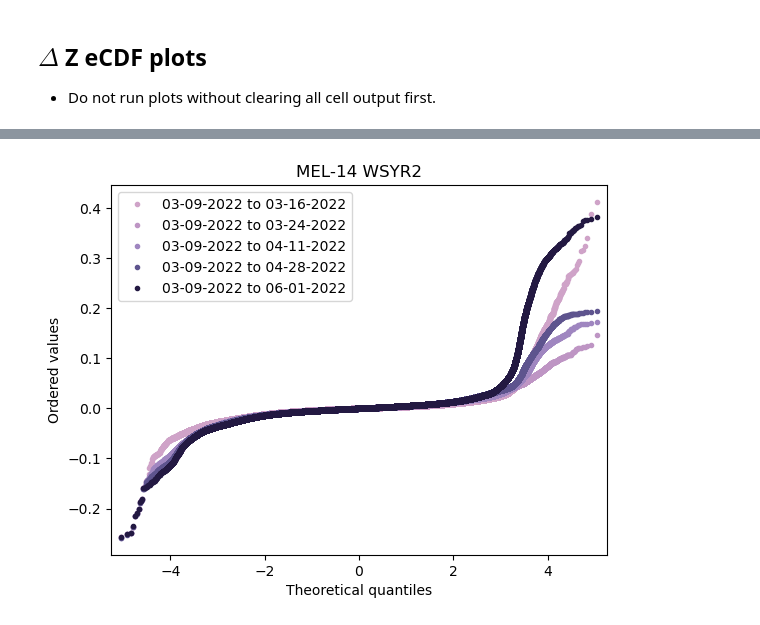
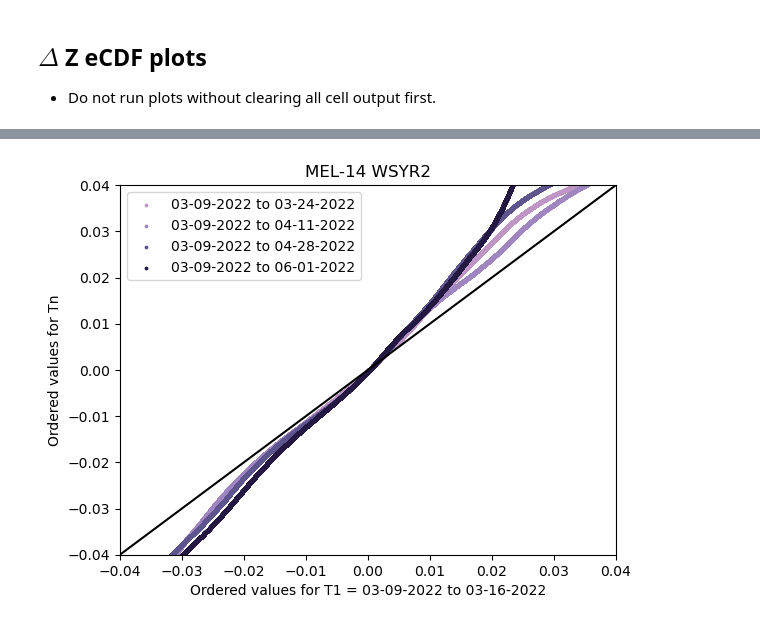
Before and after one commit to amanaster2/micro_diff, a Jupyter notebook: notebooks/stats.ipynb, the cells around one changed output, grey strips where cells are left out. Saved outputs shown, nothing was run; the diff lists cells and outputs as text; code cells hidden in the pictures.

```diff
--- a/notebooks/stats.ipynb
+++ b/notebooks/stats.ipynb
@@ -257,26 +323,29 @@ ds_diff_m14_wsyr2_sfm_6.drop(columns=['time','spatial_ref'], inplace=True)
 # %%
 fig, ax = plt.subplots()
 
-sm.qqplot(ds_diff_m14_wsyr2_sfm_2.band1.sort_values(),ax=ax,markersize=3,\
-    markerfacecolor='#CFA3C8', markeredgecolor='#CFA3C8', label='03-09-2022 to 03-16-2022')
-sm.qqplot(ds_diff_m14_wsyr2_sfm_3.band1.sort_values(),ax=ax,markersize=3,\
-    markerfacecolor='#BE95C4', markeredgecolor='#BE95C4', label='03-09-2022 to 03-24-2022')
-sm.qqplot(ds_diff_m14_wsyr2_sfm_4.band1.sort_values(),ax=ax,markersize=3,\
-    markerfacecolor='#9F86C0', markeredgecolor='#9F86C0', label='03-09-2022 to 04-11-2022')
-sm.qqplot(ds_diff_m14_wsyr2_sfm_5.band1.sort_values(),ax=ax,markersize=3,\
-    markerfacecolor='#5E548E', markeredgecolor='#5E548E', label='03-09-2022 to 04-28-2022')
-sm.qqplot(ds_diff_m14_wsyr2_sfm_6.band1.sort_values(),ax=ax,markersize=3,\
-    markerfacecolor='#231942', markeredgecolor='#231942', label='03-09-2022 to 06-01-2022')
-ax.set_xlabel('Theoretical quantiles')
-ax.set_ylabel('Ordered values')
-# ax.set_xlim(-5,5)
-# ax.set_ylim(-0.25,0.25)
+plt.scatter(ds_diff_m14_wsyr2_sfm_2.band1.sort_values(),
+    ds_diff_m14_wsyr2_sfm_3.band1.sort_values(),s=3,color='#BE95C4',
+    label='03-09-2022 to 03-24-2022')
+plt.scatter(ds_diff_m14_wsyr2_sfm_2.band1.sort_values(),
+    ds_diff_m14_wsyr2_sfm_4.band1.sort_values(),s=3,color='#9F86C0',
+    label='03-09-2022 to 04-11-2022')
+plt.scatter(ds_diff_m14_wsyr2_sfm_2.band1.sort_values(),
+    ds_diff_m14_wsyr2_sfm_5.band1.sort_values(),s=3,color='#5E548E',
+    label='03-09-2022 to 04-28-2022')
+plt.scatter(ds_diff_m14_wsyr2_sfm_2.band1.sort_values(),
+    ds_diff_m14_wsyr2_sfm_6.band1.sort_values(),s=3,color='#231942',
+    label='03-09-2022 to 06-01-2022')
+sm.qqline(ax, '45', color ='k')
+ax.set_xlabel('Ordered values for T1 = 03-09-2022 to 03-16-2022')
+ax.set_ylabel('Ordered values for Tn')
+ax.set_xlim(-0.04,0.04)
+ax.set_ylim(-0.04,0.04)
 ax.legend()
 ax.set_title('MEL-14 WSYR2')
 
 plt.show()
 # %% [output]
-[figure, old version]
+[figure, new version]
 # %%
 fig, ax = plt.subplots()
 
```
Also changed, not shown: parts of 17 cells of this notebook.
